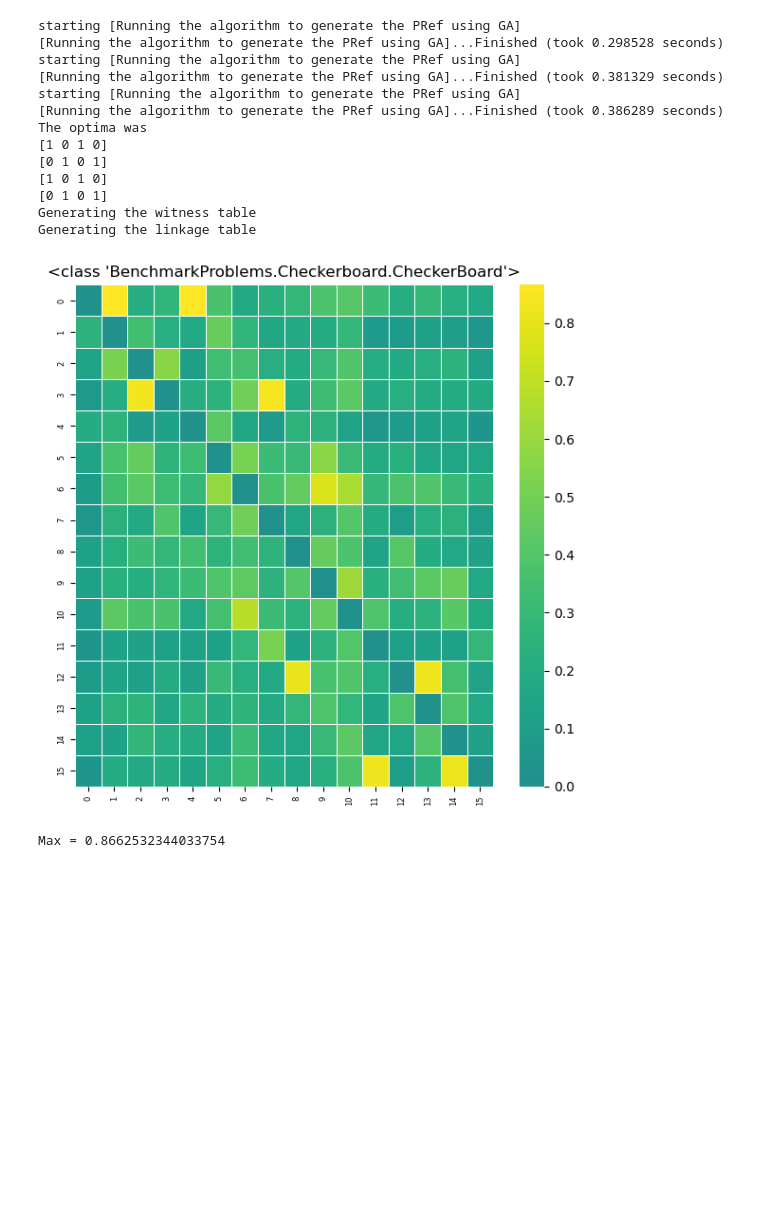
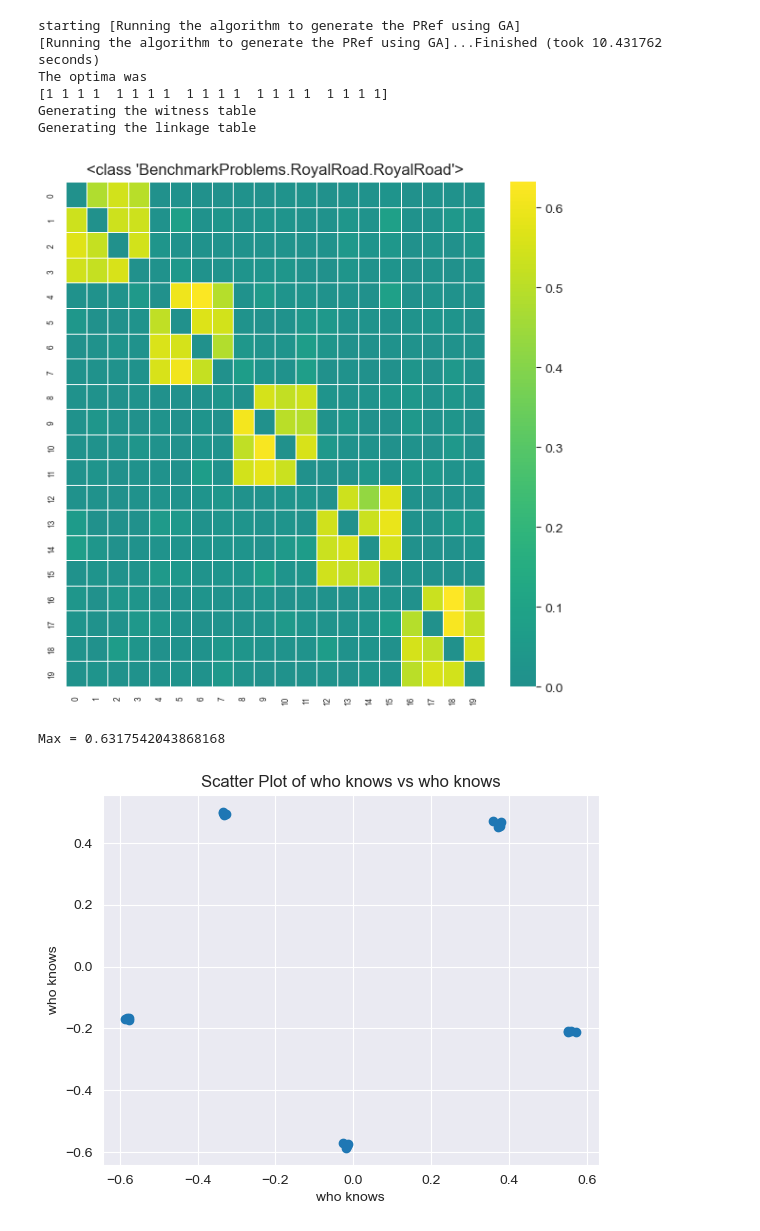
Before and after one commit to Giancarlo-Catalano/PSSearch, a Jupyter notebook: DetectingAnnoyingEffects/brute_force.ipynb, the cells around one changed output. Cells and saved outputs as stored; diff of their text form; code cells hidden in the pictures; blank space fills up the shorter version.

Commit message:
Made some quick plots for my own attempts at linkage.

```diff
--- a/DetectingAnnoyingEffects/brute_force.ipynb
+++ b/DetectingAnnoyingEffects/brute_force.ipynb
@@ -112,6 +112,19 @@ def get_linkage_table_from_witness_table(witness_table: np.ndarray, search_space
 # linkage_table=  get_linkage_table_from_witness_table(witness_table, pRef.search_space)
 #
 # utils.show_matrix_with_colours(linkage_table, fig_size=(6, 6))
+
+
+# this can be used for both exercises and students
+def get_fitted_points(distance_matrix, result_vector_size, metric=True):
+    mds_object = skm.MDS(n_components=result_vector_size, metric= metric, dissimilarity='precomputed')
+    fit_transform_result = mds_object.fit_transform(distance_matrix)
+
+    return fit_transform_result
+
+
+def get_fitted_points_from_linkage_table(input_linkage_table):
+    distance_table = 1 - input_linkage_table
+    return get_fitted_points(distance_table, result_vector_size=2)
 # %%
 
 
@@ -122,45 +135,48 @@ from BenchmarkProblems.GraphColouring import GraphColouring
 from BenchmarkProblems.Checkerboard import CheckerBoard
 from BenchmarkProblems.ParityProblem import ParityProblem
 from BenchmarkProblems.RoyalRoadWithOverlaps import RoyalRoadWithOverlaps
 from BenchmarkProblems.OneMax import OneMax
+import sklearn.manifold as skm
 
-#problems = [RoyalRoad(5), Trapk(4, 5), OneMax(4, 5), RoyalRoadWithOverlaps(4, 5, 16), TwoPeaks(20), ParityProblem(4, 5), CheckerBoard(4, 4)]
-problems = [CheckerBoard(4, 4)]
+problems = [RoyalRoad(5), Trapk(4, 5), OneMax(4, 5), RoyalRoadWithOverlaps(4, 5, 16), TwoPeaks(20), ParityProblem(4, 5), CheckerBoard(4, 4)]
+#problems = [CheckerBoard(4, 4)]
 #problems = [GraphColouring.make_insular_instance(4)]
 #problems = [EfficientBTProblem.from_default_files()]
 
 for problem in problems:
     # then we make a pRef
     pRef = get_pRef_from_metaheuristic(problem=problem,
-                                     sample_size=10000,
-                                     which_algorithm="GA GA GA",
+                                     sample_size=100000,
+                                     which_algorithm="GA",
                                      unique=True,
                                      verbose=True)
     optima = pRef.get_best_solution()
     print(f"The optima was")
     print(problem.repr_fs(optima))
 
     print("Generating the witness table")
     witness_table = make_witness_table(pRef)
     print(f"Generating the linkage table")
     linkage_table=  get_linkage_table_from_witness_table(witness_table, pRef.search_space)
 
     utils.show_matrix_with_colours(linkage_table, fig_size=(6, 6), name=repr(type(problem)))
     #utils.show_matrix_with_colours(clean_table(linkage_table), fig_size=(6, 6), name=repr(type(problem))+"rearranged")
     print(f"Max = {np.max(linkage_table)}")
+
+    symmetric_linkage_table = linkage_table.copy()
+    symmetric_linkage_table[np.isnan(symmetric_linkage_table)] = 0
+    symmetric_linkage_table += symmetric_linkage_table.T
+
+    points = get_fitted_points_from_linkage_table(symmetric_linkage_table)
+    xs, ys = points[:, 0], points[:, 1]
+    utils.simple_scatterplot(x_label = "who knows", y_label="who knows", xs = xs, ys=ys)
 # %% [output]
 starting [Running the algorithm to generate the PRef using GA]
-[Running the algorithm to generate the PRef using GA]...Finished (took 0.298528 seconds)
-starting [Running the algorithm to generate the PRef using GA]
-[Running the algorithm to generate the PRef using GA]...Finished (took 0.381329 seconds)
-starting [Running the algorithm to generate the PRef using GA]
-[Running the algorithm to generate the PRef using GA]...Finished (took 0.386289 seconds)
+[Running the algorithm to generate the PRef using GA]...Finished (took 10.431762 seconds)
 The optima was
-[1 0 1 0]
-[0 1 0 1]
-[1 0 1 0]
-[0 1 0 1]
+[1 1 1 1  1 1 1 1  1 1 1 1  1 1 1 1  1 1 1 1]
 Generating the witness table
 Generating the linkage table
-[figure, old version]
+[figure, new version]
-Max = 0.8662532344033754
+Max = 0.6317542043868168
+[figure, added]
```
Also changed, not shown: parts of 4 cells of this notebook.
